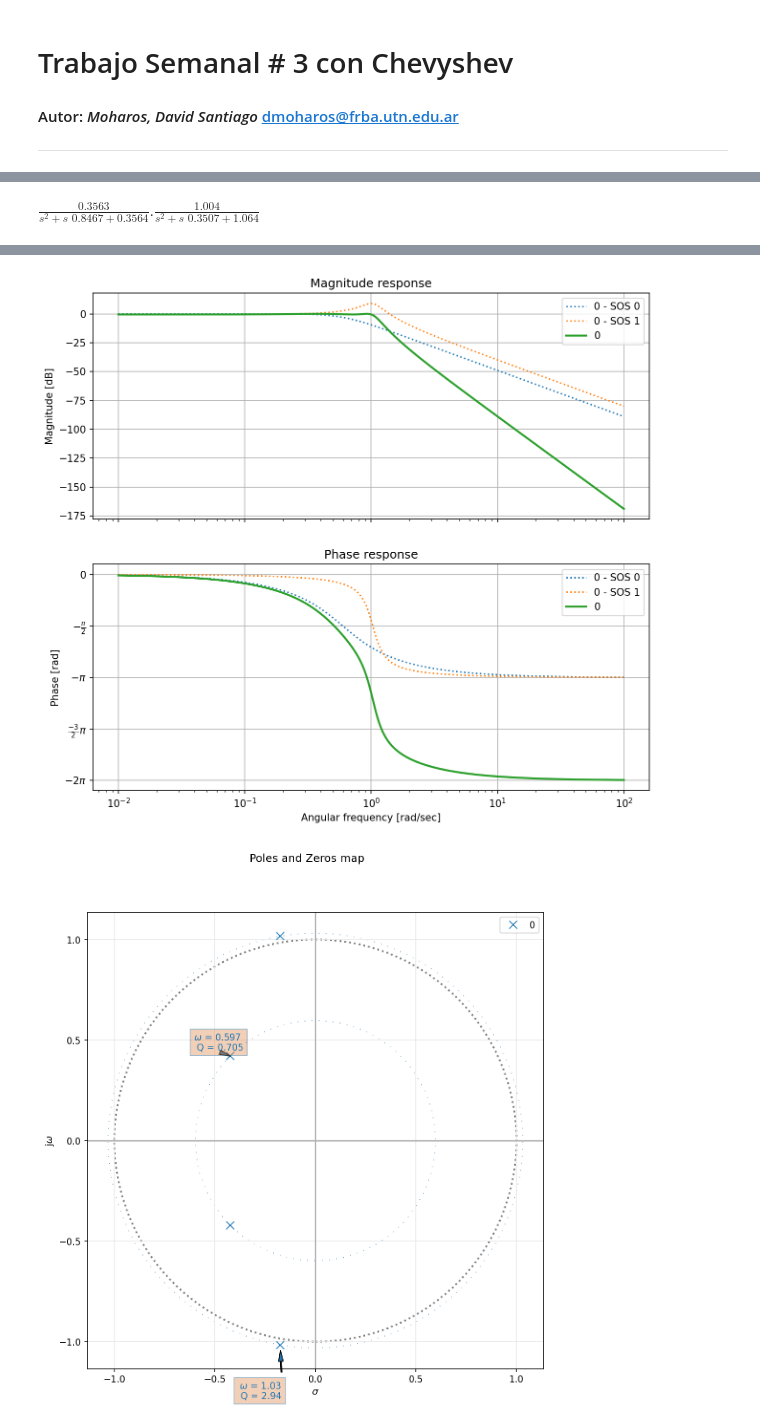
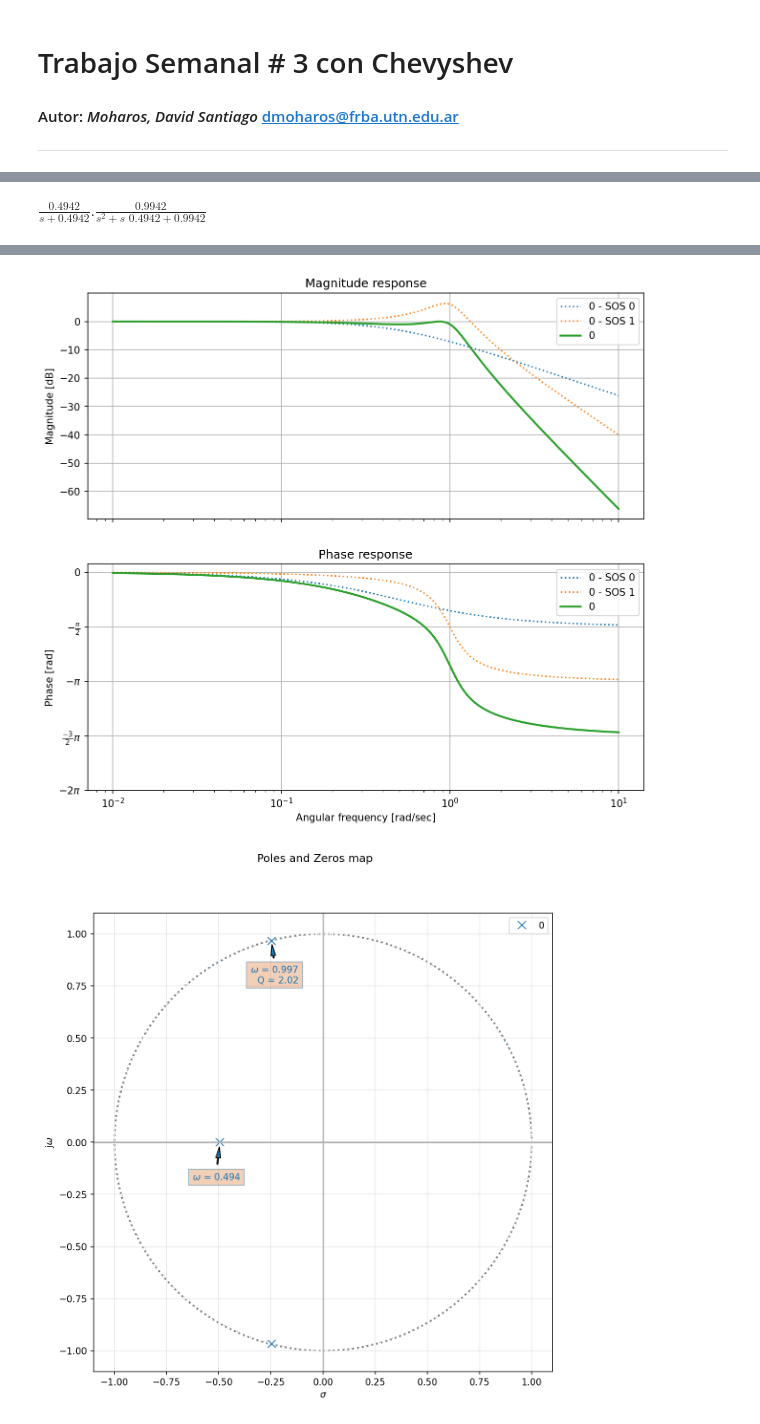
Before and after one commit to dmoharos/UTN_BA_TC2, a Jupyter notebook: TS3/TS3_Chevyshev.ipynb, the cells around one changed output, grey strips where cells are left out. Drawn from its saved outputs; the diff is of its cells as text; code cells hidden in the pictures.

```diff
--- a/TS3/TS3_Chevyshev.ipynb
+++ b/TS3/TS3_Chevyshev.ipynb
@@ -118,7 +118,7 @@ for N in range(1,10):
 print(' ')
 
 # N es el mismo que para máxima planicidad
-#N= 3
+N= 3
 print('N= {:d}'.format(N))
 
 print(' ')
@@ -364,10 +364,10 @@ analyze_sys(this_sos)
 
 #---------------------------------------------------------------------------------------------#
 
 -- Función transferencia T(s): --
-$\displaystyle   \frac{0.3563 }{s^2 + s \,\, 0.8467 + 0.3564 } . \frac{1.004 }{s^2 + s \,\, 0.3507 + 1.064 }$
+$\displaystyle   \frac{0.4942 }{s + 0.4942 } . \frac{0.9942 }{s^2 + s \,\, 0.4942 + 0.9942 }$
 #---------------------------------------------------------------------------------------------#
 
 -- Módulo, fase, diagrama de polos y ceros y retardo de fase --
-[figure, old version]
+[figure, new version]
-[figure, old version]
+[figure, new version]
```
Also changed, not shown: parts of 1 cell of this notebook, 18 other files.
